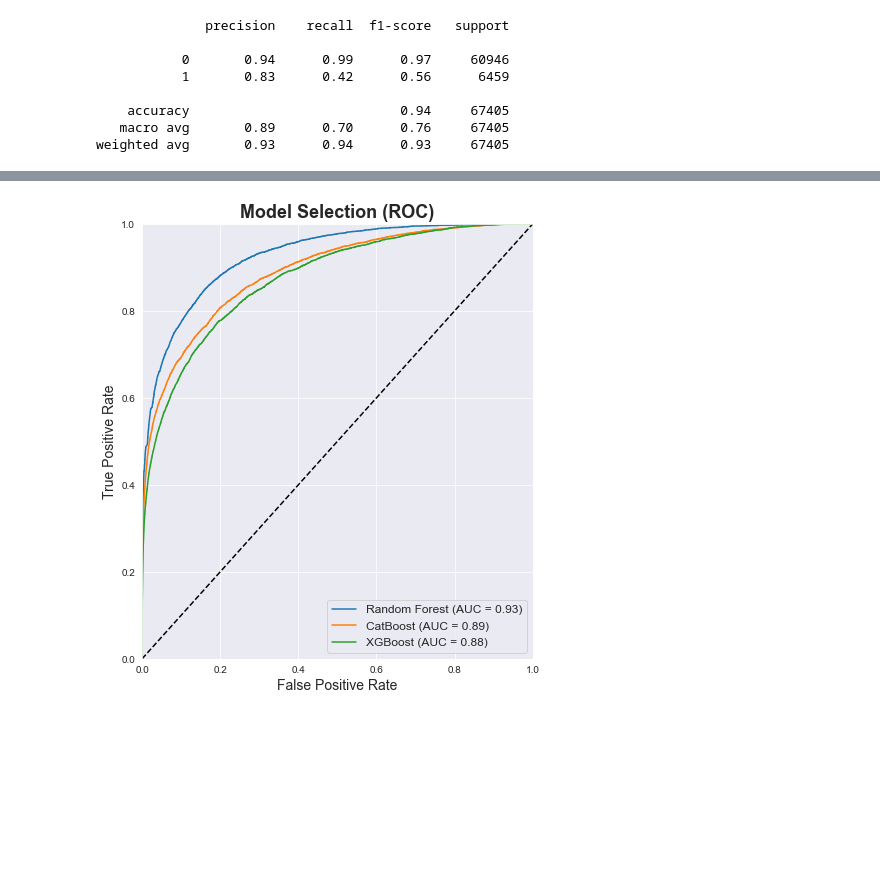
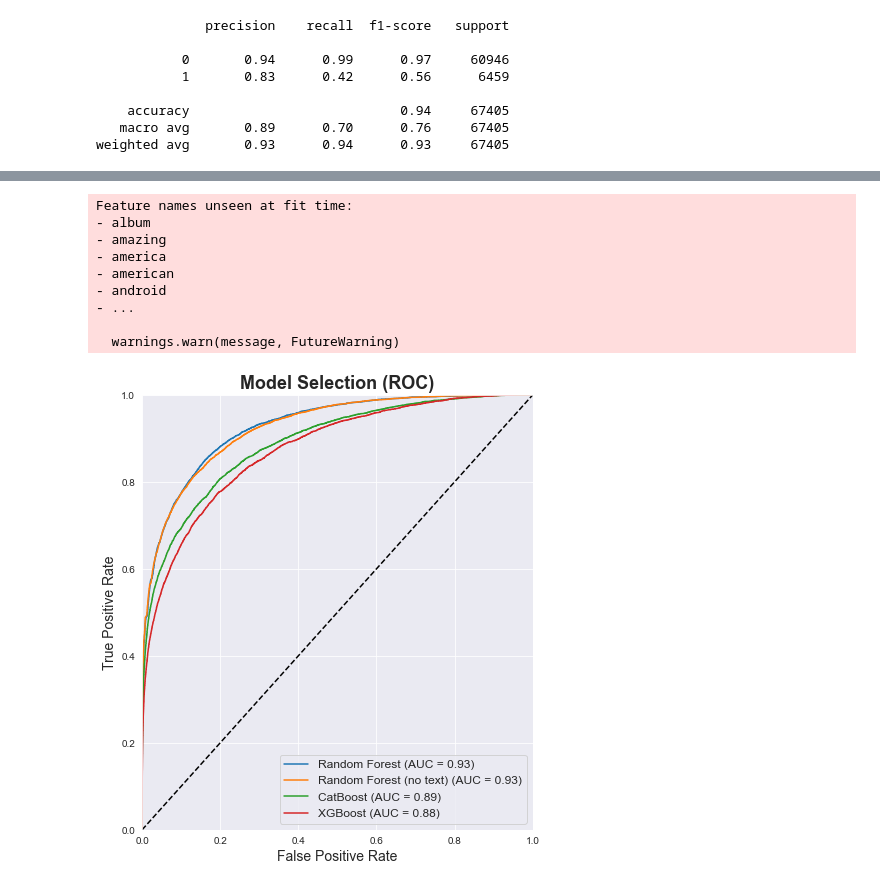
Before and after one commit to ohryshyn/sponsored-ad-prediction, a Jupyter notebook: models/models_eval.ipynb, the cells around one changed output, grey strips where cells are left out. Cells and saved outputs as stored; diff of their text form; code cells hidden in the pictures; blank space fills up the shorter version.

Commit message:
merged models eval into one file

```diff
--- a/models/models_eval.ipynb
+++ b/models/models_eval.ipynb
@@ -163,0 +167,9 @@ weighted avg       0.93      0.94      0.93     67405
+# %%
+rf_no_text = RandomForestClassifier(class_weight='balanced',
+                              criterion='entropy',
+                              max_samples=0.9881470567266184,
+                              min_samples_split=8,
+                              n_estimators=270,
+                              random_state=SEED)
+# %%
+rf_no_text.fit(X_train.iloc[:, :31], y_train)
@@ -166,24 +222,37 @@ weighted avg       0.93      0.94      0.93     67405
 # %%
 model_y_preds = {
     'Random Forest': clf,
+    'Random Forest (no text)': rf_no_text,
     'CatBoost': catboost,
     'XGBoost': xgb
 }
 
 sns.set_style('darkgrid')
 plt.title('Model Selection (ROC)', fontsize=18, fontweight='bold')
 for model_name, model in model_y_preds.items():
-    y_pred = model.predict_proba(X_test)[:, 1]
+    try:
+        y_pred = model.predict_proba(X_test)[:, 1]
+    except:
+        y_pred = model.predict_proba(X_test.iloc[:, :31])[:, 1]
     fpr, tpr, threshold = roc_curve(y_test, y_pred)
     roc_auc = auc(fpr, tpr)
     plt.plot(fpr, tpr, label = f'{model_name} (AUC = {round(roc_auc, 2)})')
 plt.legend(loc = 'lower right', fontsize=12)
 plt.plot([0, 1], [0, 1],'k--')
 plt.xlim([0, 1])
 plt.ylim([0, 1])
 plt.ylabel('True Positive Rate', fontsize=14)
 plt.xlabel('False Positive Rate', fontsize=14)
 plt.rcParams["figure.figsize"] = (7, 8)
 plt.savefig('model_roc.svg', bbox_inches = 'tight')
 # %% [output]
+Feature names unseen at fit time:
+- album
+- amazing
+- america
+- american
+- android
+- ...
+
+  warnings.warn(message, FutureWarning)
-[figure, old version]
+[figure, new version]
```
Also changed, not shown: parts of 11 cells of this notebook, 4 other files.
